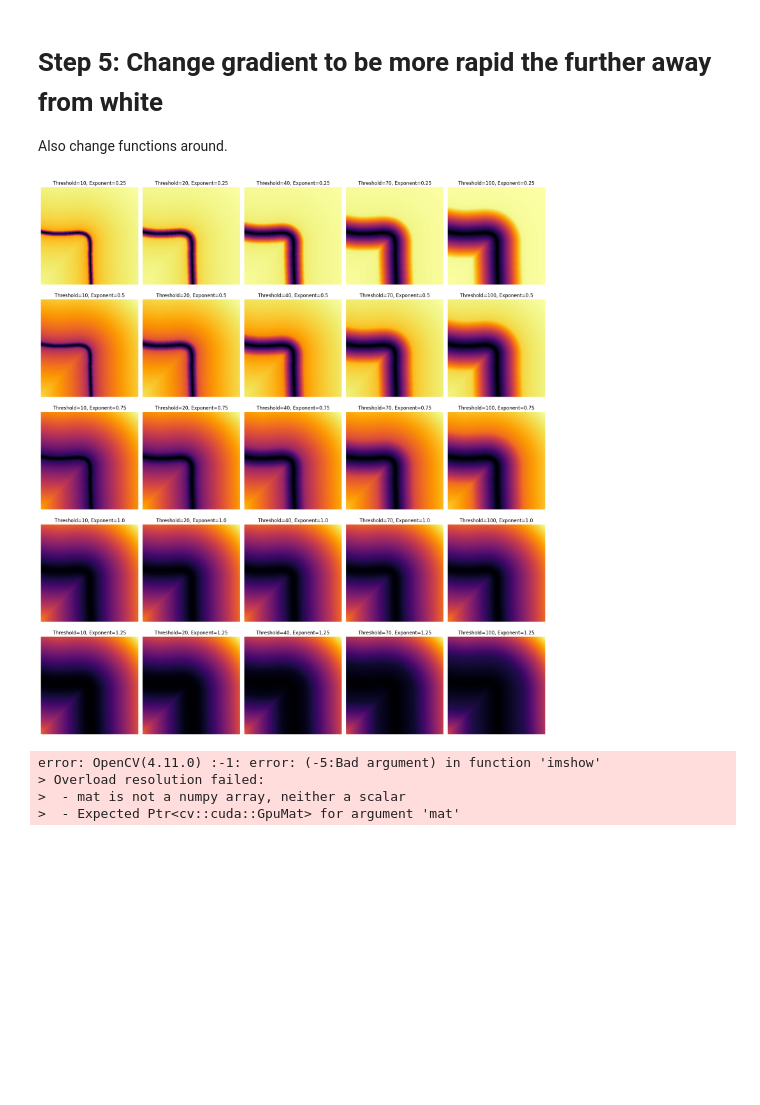
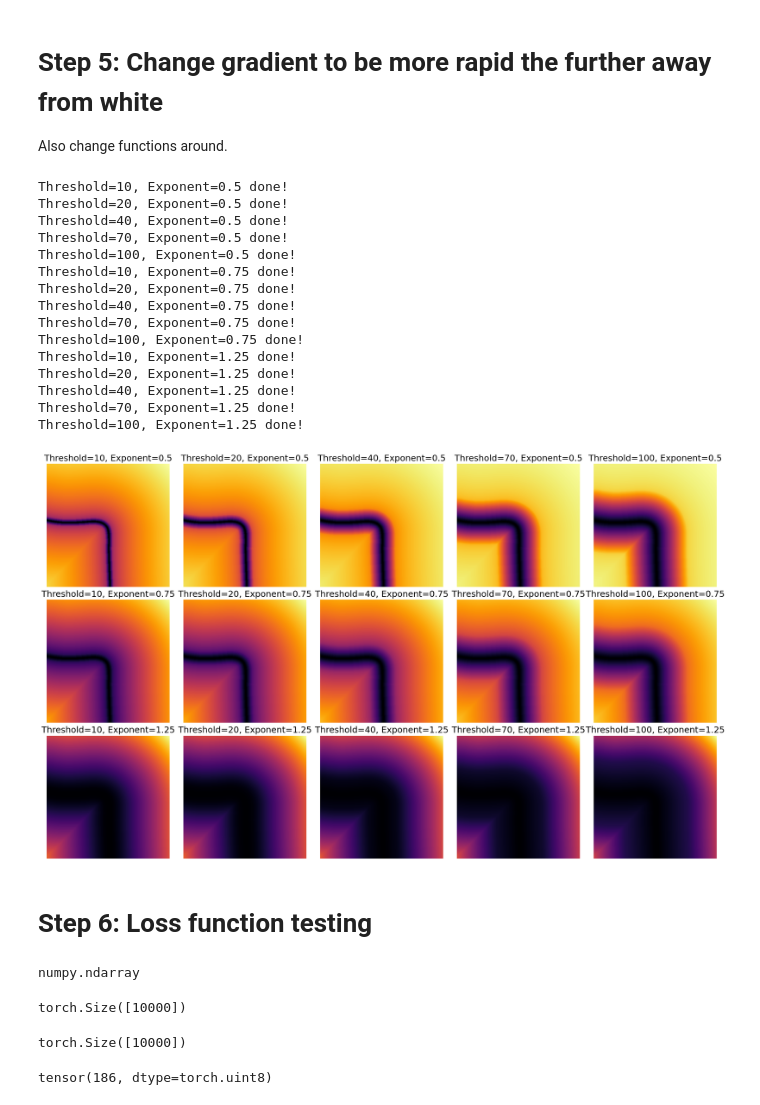
Before and after one commit to DaDudeIan/Pre-planning-Intersection-Traversal-for-Autonomous-Vehicles, a Jupyter notebook: dataset/testing.ipynb, the cells around one changed output. Saved outputs shown, nothing was run; the diff lists cells and outputs as text; code cells hidden in the pictures; blank space fills up the shorter version.

```diff
--- a/dataset/testing.ipynb
+++ b/dataset/testing.ipynb
@@ -261,7 +261,7 @@ def coords_to_coldmap(coords, threshold: float = 10, exponent: float = 0.75):
 
     return transformed_normalized.astype(np.uint8)
 # %%
-coords = get_nearest_coords('img/cmap/map1_path_thin.png')
+coords = get_nearest_coords('img/cmap/line_path_small_curve.png')
 # %%
 import matplotlib.pyplot as plt
 
@@ -271,22 +271,37 @@ plt.imshow(cmap, cmap='inferno')
 plt.colorbar()
 # %%
 thresholds = [10, 20, 40, 70, 100]
-exponents = [0.25, 0.5, 0.75, 1.0, 1.25]
+exponents = [0.5, 0.75, 1.25]
 
-fig, axs = plt.subplots(len(exponents), len(thresholds), figsize=(18, 20))
+fig, axs = plt.subplots(len(exponents), len(thresholds), figsize=(20, 12))
+
+#coords2 = get_nearest_coords('img/cmap/line_path_small_curve.png')
 
 for i, e in enumerate(exponents):
     for j, t in enumerate(thresholds):
         cmap = coords_to_coldmap(coords, t, e)
         axs[i, j].imshow(cmap, cmap='inferno')
-        axs[i, j].set_title(f"Threshold={t}, Exponent={e}")
+        axs[i, j].set_title(f"Threshold={t}, Exponent={e}", fontsize=18)
         axs[i, j].axis('off')
+        print(f"Threshold={t}, Exponent={e} done!")
 
+#fig.colorbar(axs[0, -1].get_images()[0], ax=axs, orientation='vertical', fraction=1/25)
 plt.tight_layout()
 plt.show()
 # %% [output]
+Threshold=10, Exponent=0.5 done!
+Threshold=20, Exponent=0.5 done!
+Threshold=40, Exponent=0.5 done!
+Threshold=70, Exponent=0.5 done!
+Threshold=100, Exponent=0.5 done!
+Threshold=10, Exponent=0.75 done!
+Threshold=20, Exponent=0.75 done!
+Threshold=40, Exponent=0.75 done!
+Threshold=70, Exponent=0.75 done!
+Threshold=100, Exponent=0.75 done!
+Threshold=10, Exponent=1.25 done!
+Threshold=20, Exponent=1.25 done!
+Threshold=40, Exponent=1.25 done!
+Threshold=70, Exponent=1.25 done!
+Threshold=100, Exponent=1.25 done!
-[figure, old version]
+[figure, new version]
-error: OpenCV(4.11.0) :-1: error: (-5:Bad argument) in function 'imshow'
-> Overload resolution failed:
->  - mat is not a numpy array, neither a scalar
->  - Expected Ptr<cv::cuda::GpuMat> for argument 'mat'
@@ -292,0 +311,2 @@ error: OpenCV(4.11.0) :-1: error: (-5:Bad argument) in function 'imshow'
+# %% [markdown]
+# Step 6: Loss function testing
@@ -292,0 +318,25 @@ error: OpenCV(4.11.0) :-1: error: (-5:Bad argument) in function 'imshow'
+# %%
+coords = get_nearest_coords(image_path)
+cmap = coords_to_coldmap(coords, 20, 0.5)
+type(cmap)
+# %% [output]
+numpy.ndarray
+# %%
+cmap = torch.from_numpy(cmap)
+cmap_f = torch.flatten(cmap)
+cmap_f.shape
+# %% [output]
+torch.Size([10000])
+# %%
+path = cv2.imread(image_test, cv2.IMREAD_GRAYSCALE)
+path_np = np.array(path)
+path_t = torch.from_numpy(path_np)
+path_f = torch.flatten(path_t)
+path_f.shape
+# %% [output]
+torch.Size([10000])
+# %%
+res = torch.dot(cmap_f, path_f)
+res
+# %% [output]
+tensor(186, dtype=torch.uint8)
```
Also changed, not shown: parts of 12 cells of this notebook, 16 other files.
